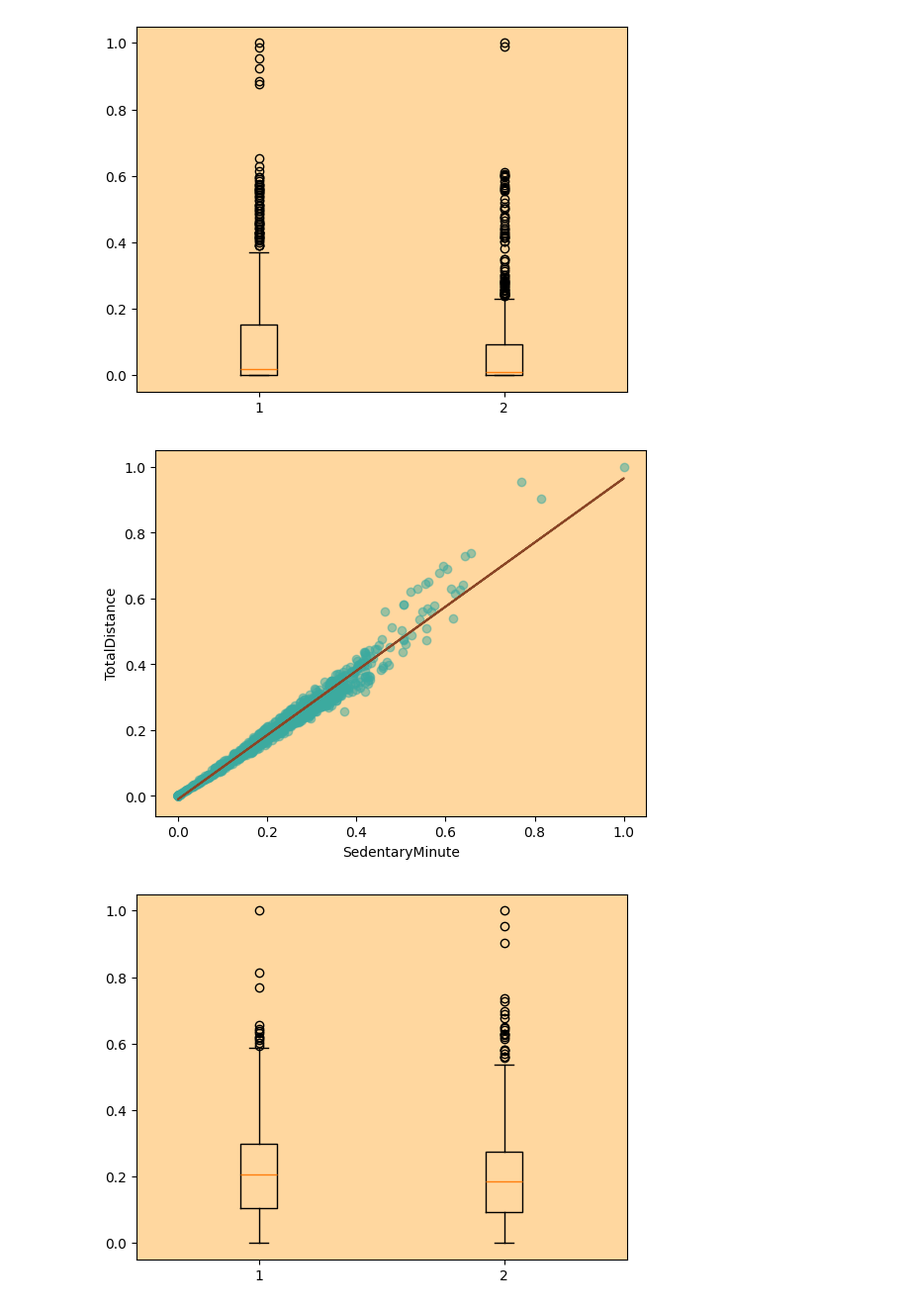
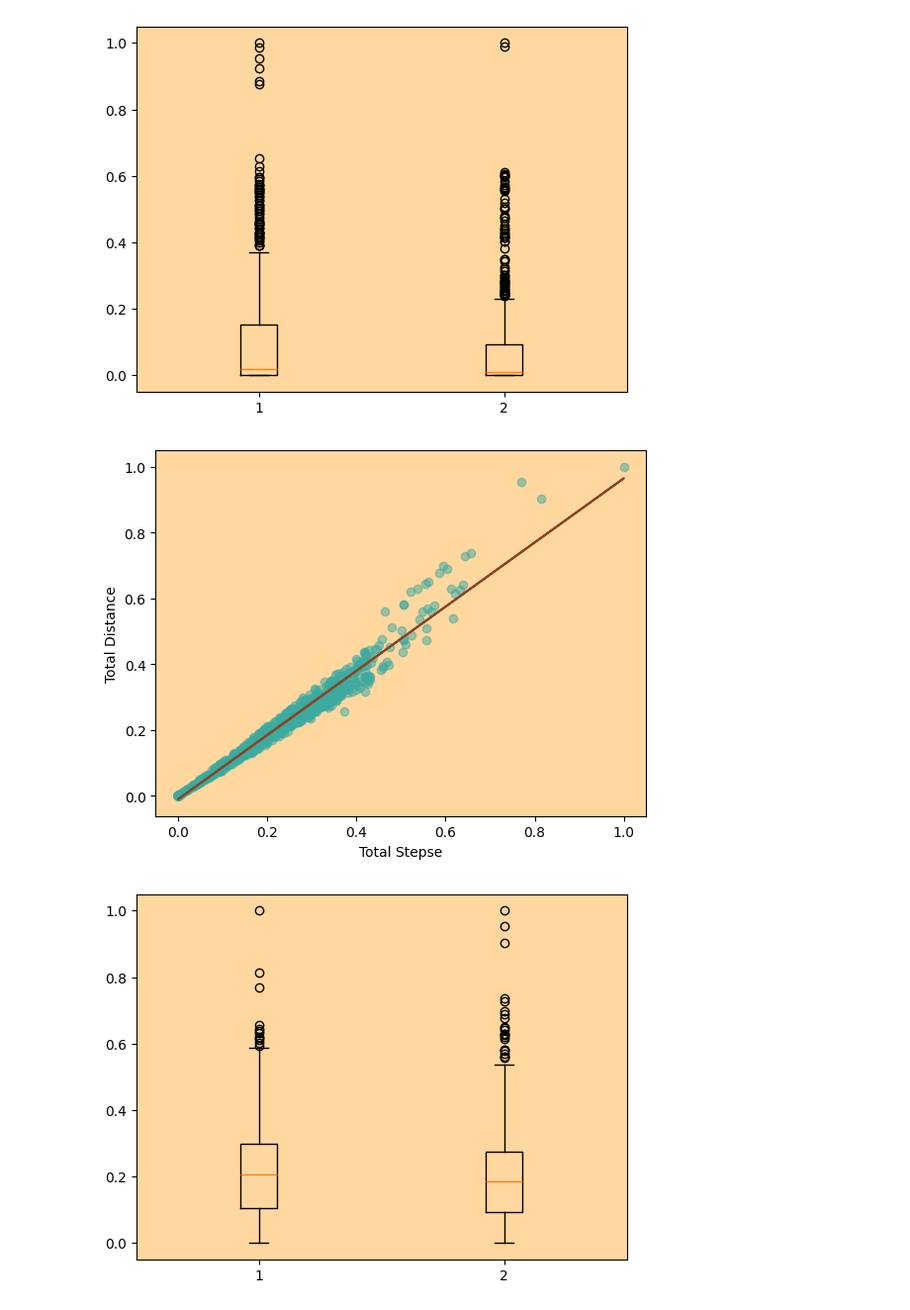
Before and after one commit to AnaJAPR/Aplicacao-de-Minimos-Quadrados, a Jupyter notebook: notebook_duda.ipynb, the cells around one changed output. Shown: that part at 99% size. Saved outputs shown, nothing was run; the diff lists cells and outputs as text; code cells hidden in the pictures.

```diff
--- a/notebook_duda.ipynb
+++ b/notebook_duda.ipynb
@@ -353,13 +351,13 @@ plt.boxplot([x3,y3]); # we use ";" to avoid printing the output
 # %%
 # Plotting 4
 
 plt.scatter(x4, y4, alpha=0.5, color="#3CAA9F")
 plt.plot(x4, l4_coeff + a4_coeff*x4, color="#8A4525")
 plt.gca().set_facecolor("#FFD79F")
-plt.xlabel("SedentaryMinute", color="black")
-plt.ylabel("TotalDistance", color="black"); # we use ";" to avoid printing the output
+plt.xlabel("Total Stepse", color="black")
+plt.ylabel("Total Distance", color="black"); # we use ";" to avoid printing the output
 # %% [output]
-[figure, old version]
+[figure, new version]
 # %%
 # code just to check the data's concentration at the beginning of the graph 2
 x4 = df["TotalSteps"].values
```
Also changed, not shown: parts of 5 cells of this notebook.
